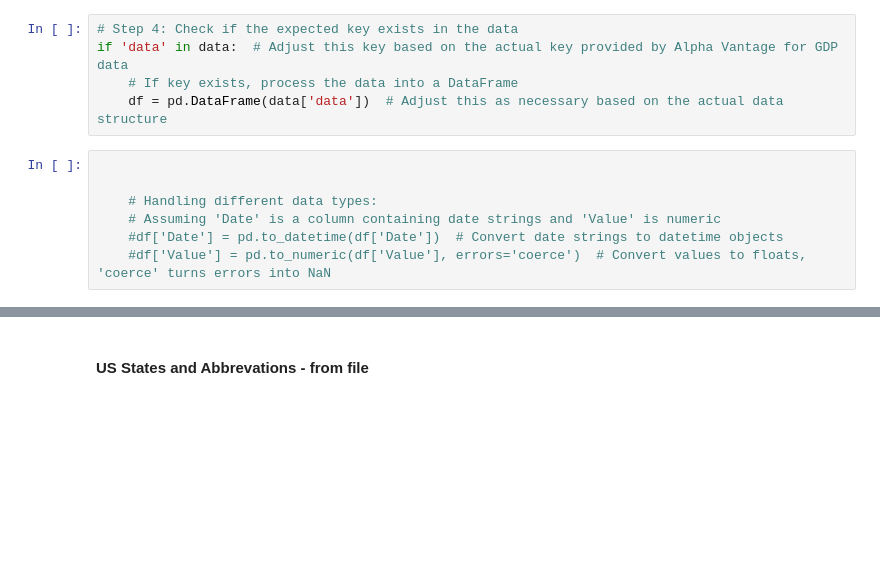
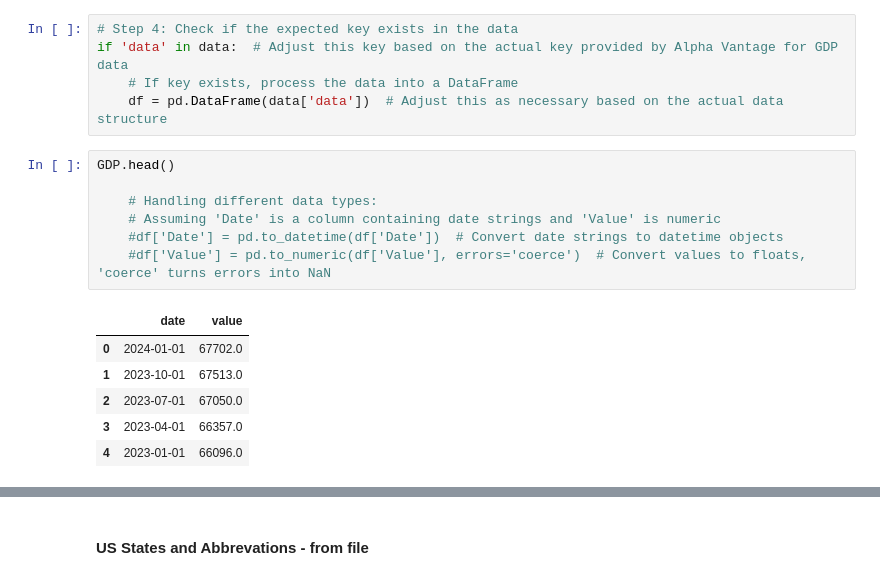
Before and after one commit to emcmanus12/team-4-project-1, a Jupyter notebook: unemployment_forecast_GI_GDP.ipynb, the cells around one changed output, grey strips where cells are left out. Saved outputs shown, nothing was run; the diff lists cells and outputs as text; blank space fills up the shorter version.

```diff
--- a/unemployment_forecast_GI_GDP.ipynb
+++ b/unemployment_forecast_GI_GDP.ipynb
@@ -115,9 +115,16 @@ if 'data' in data:  # Adjust this key based on the actual key provided by Alpha
     # If key exists, process the data into a DataFrame
     df = pd.DataFrame(data['data'])  # Adjust this as necessary based on the actual data structure
 # %%
-
+GDP.head()
 
     # Handling different data types:
     # Assuming 'Date' is a column containing date strings and 'Value' is numeric
     #df['Date'] = pd.to_datetime(df['Date'])  # Convert date strings to datetime objects
     #df['Value'] = pd.to_numeric(df['Value'], errors='coerce')  # Convert values to floats, 'coerce' turns errors into NaN
+# %% [output]
+|  | date | value |
+| 0 | 2024-01-01 | 67702.0 |
+| 1 | 2023-10-01 | 67513.0 |
+| 2 | 2023-07-01 | 67050.0 |
+| 3 | 2023-04-01 | 66357.0 |
+| 4 | 2023-01-01 | 66096.0 |
```
Also changed, not shown: parts of 5 cells of this notebook.
